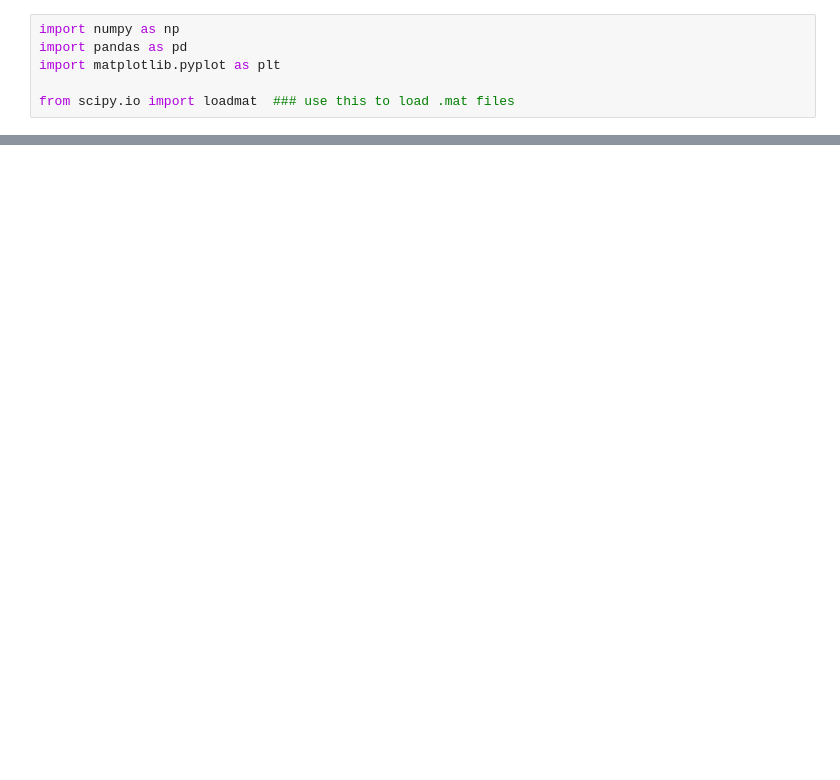
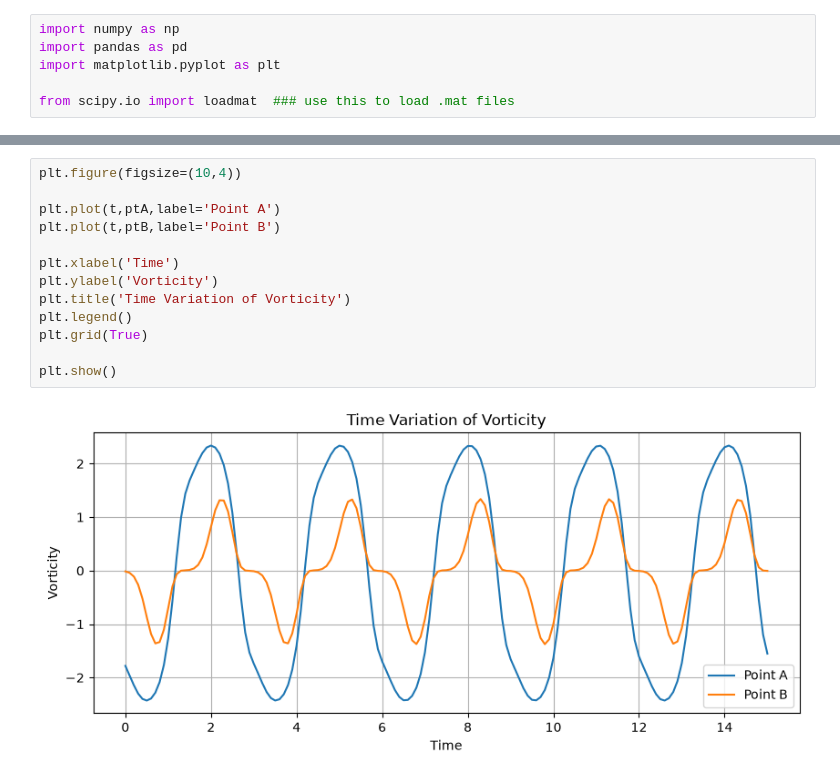
Before and after one commit to am25m005-design/computational-datadriven-self, a Jupyter notebook: svdVOTi.ipynb, the cells around one changed output, grey strips where cells are left out. Drawn from its saved outputs; the diff is of its cells as text; blank space fills up the shorter version.

```diff
--- a/svdVOTi.ipynb
+++ b/svdVOTi.ipynb
@@ -32,0 +62,15 @@ frame1.shape
+# %%
+plt.figure(figsize=(10,4))
+
+plt.plot(t,ptA,label='Point A')
+plt.plot(t,ptB,label='Point B')
+
+plt.xlabel('Time')
+plt.ylabel('Vorticity')
+plt.title('Time Variation of Vorticity')
+plt.legend()
+plt.grid(True)
+
+plt.show()
+# %% [output]
+[figure, added]
```
Also changed, not shown: parts of 11 cells of this notebook.
